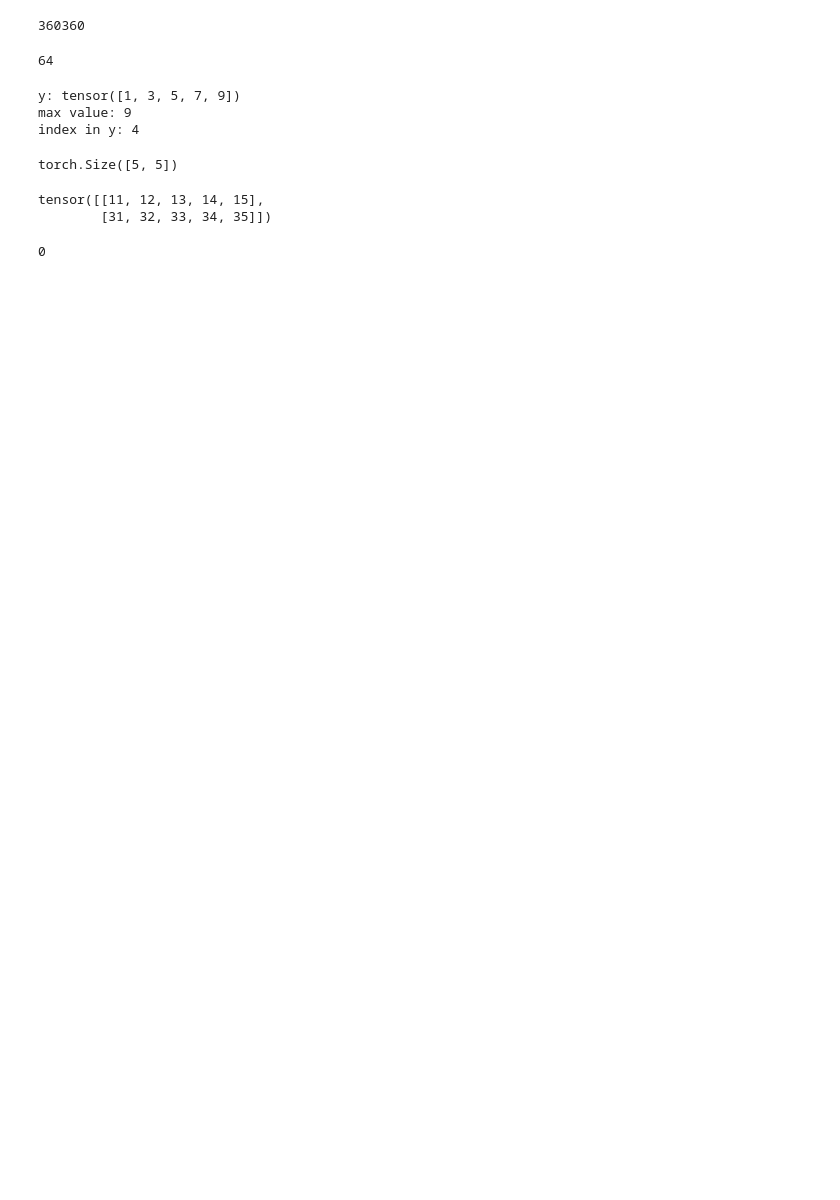
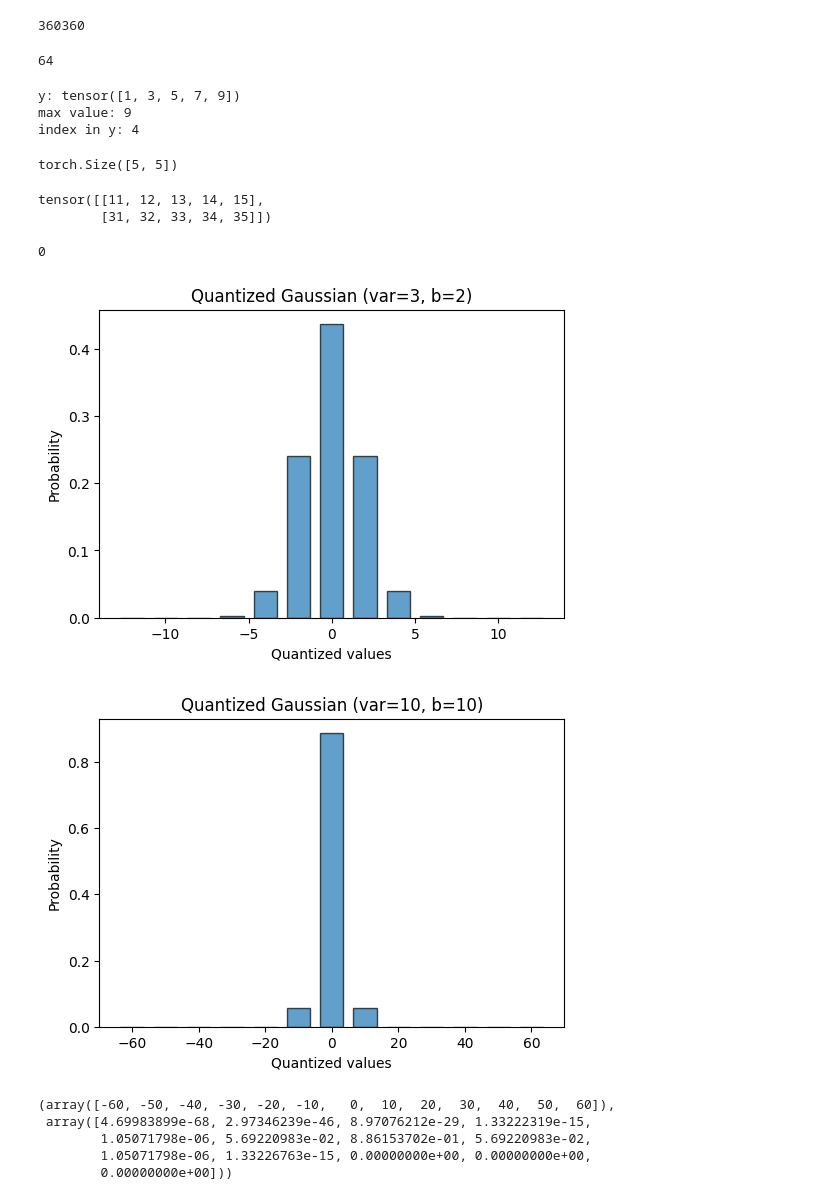
Before and after one commit to xiaonengmiao/Paligemma, a Jupyter notebook: test.ipynb, the cells around one changed output. Drawn from its saved outputs; the diff is of its cells as text; code cells hidden in the pictures; blank space fills up the shorter version.

```diff
--- a/test.ipynb
+++ b/test.ipynb
@@ -639,3 +639,46 @@ tensor([[11, 12, 13, 14, 15],
 1 //128 *128
 # %% [output]
 0
+# %%
+import numpy as np
+import matplotlib.pyplot as plt
+from scipy.stats import norm
+
+def quantized_distribution(a, b, k_range=6):
+    """
+    a: 方差
+    b: 量化步长
+    k_range: 考虑多少个离散点 (±k_range*b)
+    """
+    sigma = np.sqrt(a)
+    xs = np.arange(-k_range, k_range + 1) * b
+    probs = []
+    for k in range(-k_range, k_range + 1):
+        left = (k - 0.5) * b
+        right = (k + 0.5) * b
+        p = norm.cdf(right, loc=0, scale=sigma) - norm.cdf(left, loc=0, scale=sigma)
+        probs.append(p)
+
+    probs = np.array(probs)
+
+    # 画柱状图
+    plt.figure(figsize=(6,4))
+    plt.bar(xs, probs, width=b*0.7, alpha=0.7, edgecolor="black")
+    plt.title(f"Quantized Gaussian (var={a}, b={b})")
+    plt.xlabel("Quantized values")
+    plt.ylabel("Probability")
+    plt.show()
+
+    return xs, probs
+
+# 示例
+quantized_distribution(a=3, b=2)
+quantized_distribution(a=10, b=10)
+# %% [output]
+[figure, added]
+[figure, added]
+(array([-60, -50, -40, -30, -20, -10,   0,  10,  20,  30,  40,  50,  60]),
+ array([4.69983899e-68, 2.97346239e-46, 8.97076212e-29, 1.33222319e-15,
+        1.05071798e-06, 5.69220983e-02, 8.86153702e-01, 5.69220983e-02,
+        1.05071798e-06, 1.33226763e-15, 0.00000000e+00, 0.00000000e+00,
+        0.00000000e+00]))
```
Also changed, not shown: parts of 1 cell of this notebook.
